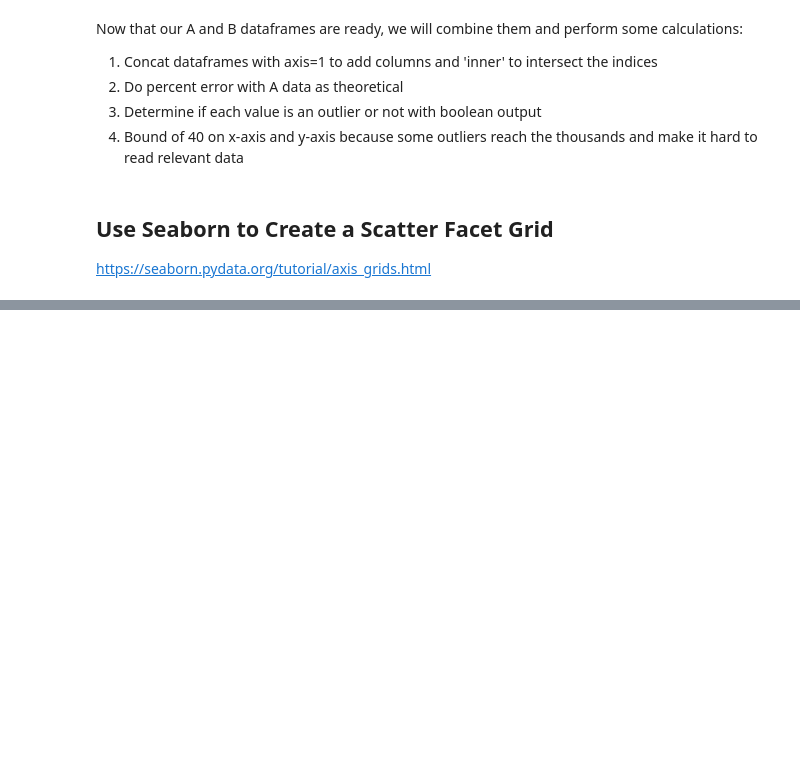
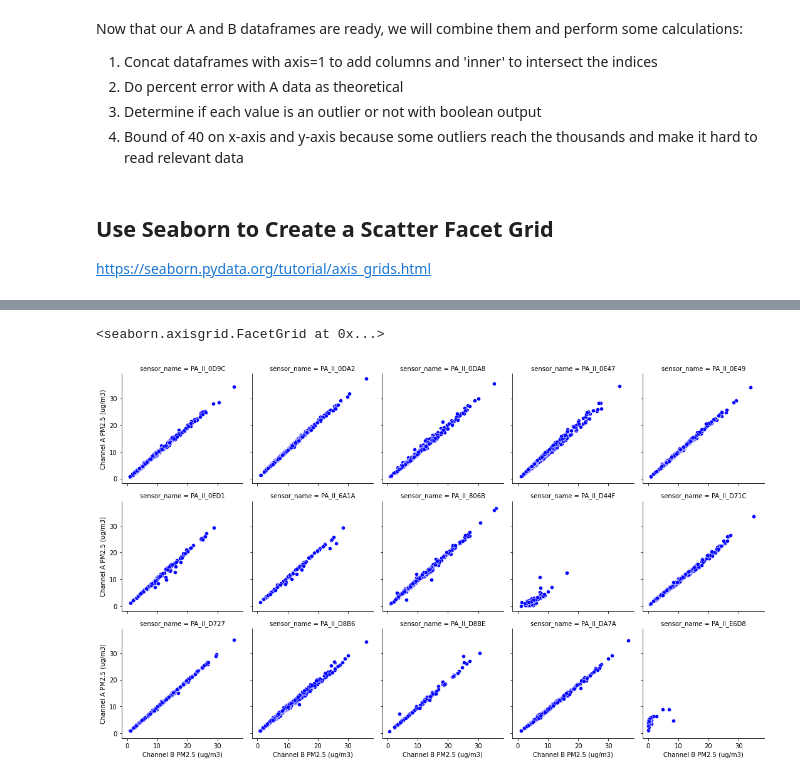
Before and after one commit to intelligent-environments-lab/bleed-orange-measure-purple, a Jupyter notebook: notebooks/3.1-cjl-visual-channel-agreement.ipynb, the cells around one changed output, grey strips where cells are left out. Cells and saved outputs as stored; diff of their text form; code cells hidden in the pictures; blank space fills up the shorter version.

```diff
--- a/notebooks/3.1-cjl-visual-channel-agreement.ipynb
+++ b/notebooks/3.1-cjl-visual-channel-agreement.ipynb
@@ -71,0 +67,11 @@ g.map(sns.scatterplot,'Channel B PM2.5 (ug/m3)','Channel A PM2.5 (ug/m3)')
+# %%
+def remove_marked_outliers(data):
+    data_cleaned = data.loc[data.loc[:,'outlier']==False]
+    return data_cleaned
+data_cleaned = remove_marked_outliers(data)
+# %%
+g = sns.FacetGrid(data_cleaned.reset_index().set_index('created_at'), col="sensor_name", hue='outlier', palette=['blue','red'], col_wrap=5)
+g.map(sns.scatterplot,'Channel B PM2.5 (ug/m3)','Channel A PM2.5 (ug/m3)')
+# %% [output]
+<seaborn.axisgrid.FacetGrid at 0x...>
+[figure, added]
```
Also changed, not shown: parts of 10 cells of this notebook, 1 other file.
